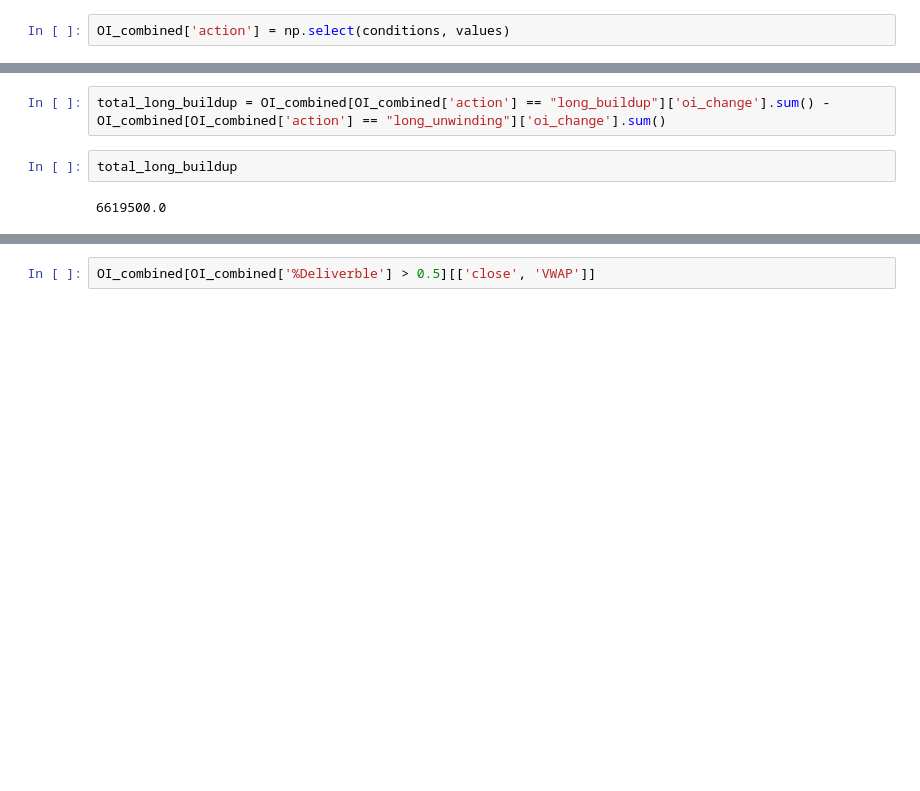
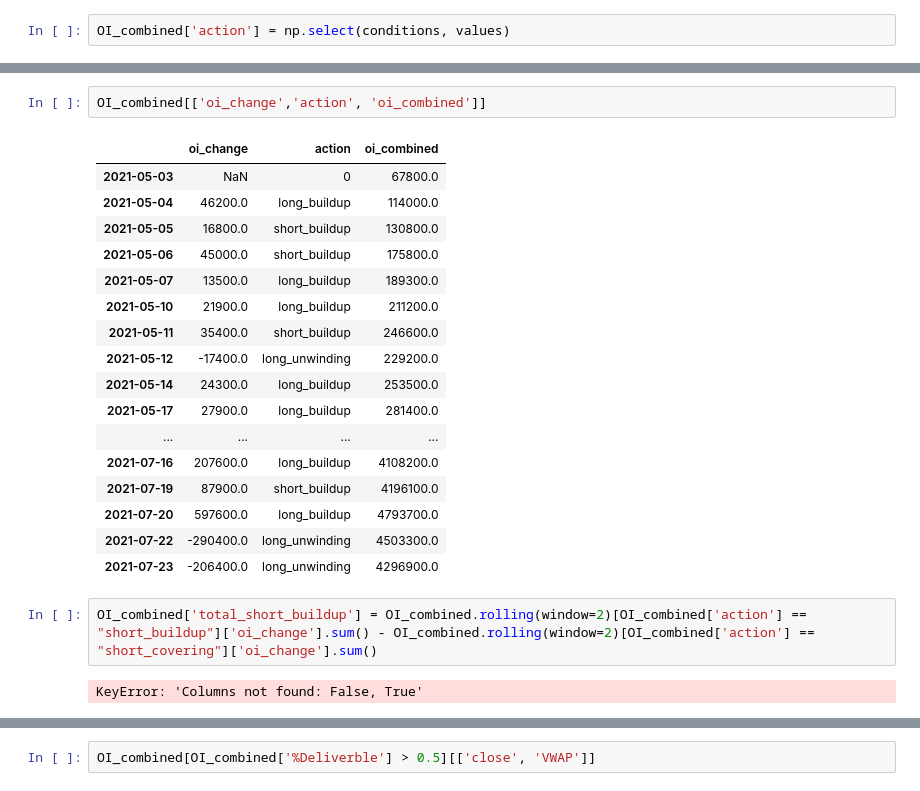
Before and after one commit to yogesh-kamble/stock_analysis, a Jupyter notebook: stock_oi_delivery.ipynb, the cells around one changed output, grey strips where cells are left out. Drawn from its saved outputs; the diff is of its cells as text; blank space fills up the shorter version.

```diff
--- a/stock_oi_delivery.ipynb
+++ b/stock_oi_delivery.ipynb
@@ -76,6 +111,24 @@ OI_combined
+# %%
+OI_combined[['oi_change','action', 'oi_combined']]
+# %% [output]
+|  | oi_change | action | oi_combined |
+| 2021-05-03 | NaN | 0 | 67800.0 |
+| 2021-05-04 | 46200.0 | long_buildup | 114000.0 |
+| 2021-05-05 | 16800.0 | short_buildup | 130800.0 |
+| 2021-05-06 | 45000.0 | short_buildup | 175800.0 |
+| 2021-05-07 | 13500.0 | long_buildup | 189300.0 |
+| 2021-05-10 | 21900.0 | long_buildup | 211200.0 |
+| 2021-05-11 | 35400.0 | short_buildup | 246600.0 |
+| 2021-05-12 | -17400.0 | long_unwinding | 229200.0 |
+| 2021-05-14 | 24300.0 | long_buildup | 253500.0 |
+| 2021-05-17 | 27900.0 | long_buildup | 281400.0 |
+| ... | ... | ... | ... |
+| 2021-07-16 | 207600.0 | long_buildup | 4108200.0 |
+| 2021-07-19 | 87900.0 | short_buildup | 4196100.0 |
+| 2021-07-20 | 597600.0 | long_buildup | 4793700.0 |
+| 2021-07-22 | -290400.0 | long_unwinding | 4503300.0 |
+| 2021-07-23 | -206400.0 | long_unwinding | 4296900.0 |
 # %%
-total_long_buildup = OI_combined[OI_combined['action'] == "long_buildup"]['oi_change'].sum() - OI_combined[OI_combined['action'] == "long_unwinding"]['oi_change'].sum()
+OI_combined['total_short_buildup'] = OI_combined.rolling(window=2)[OI_combined['action'] == "short_buildup"]['oi_change'].sum() - OI_combined.rolling(window=2)[OI_combined['action'] == "short_covering"]['oi_change'].sum()
+# %% [output]
+KeyError: 'Columns not found: False, True'
-# %%
-total_long_buildup
-# %% [output]
-6619500.0
```
Also changed, not shown: parts of 12 cells of this notebook, 1 other file.
